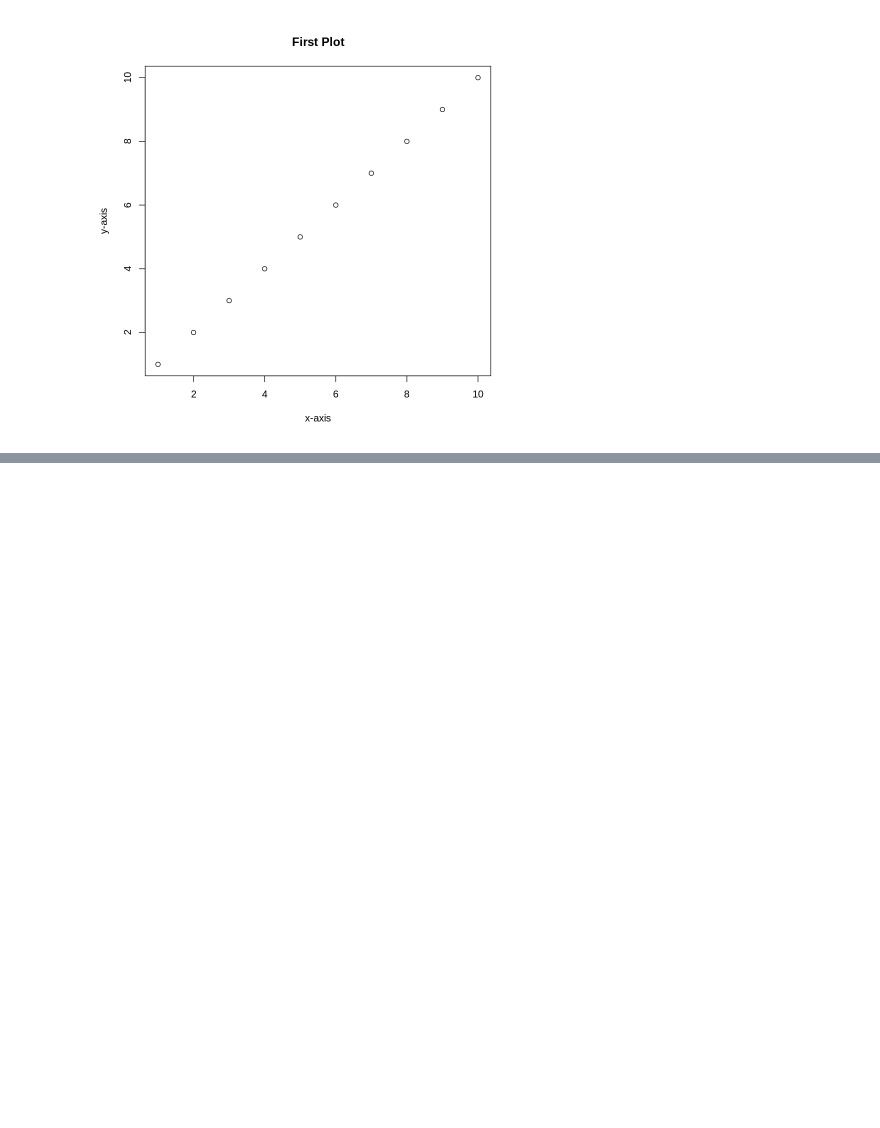
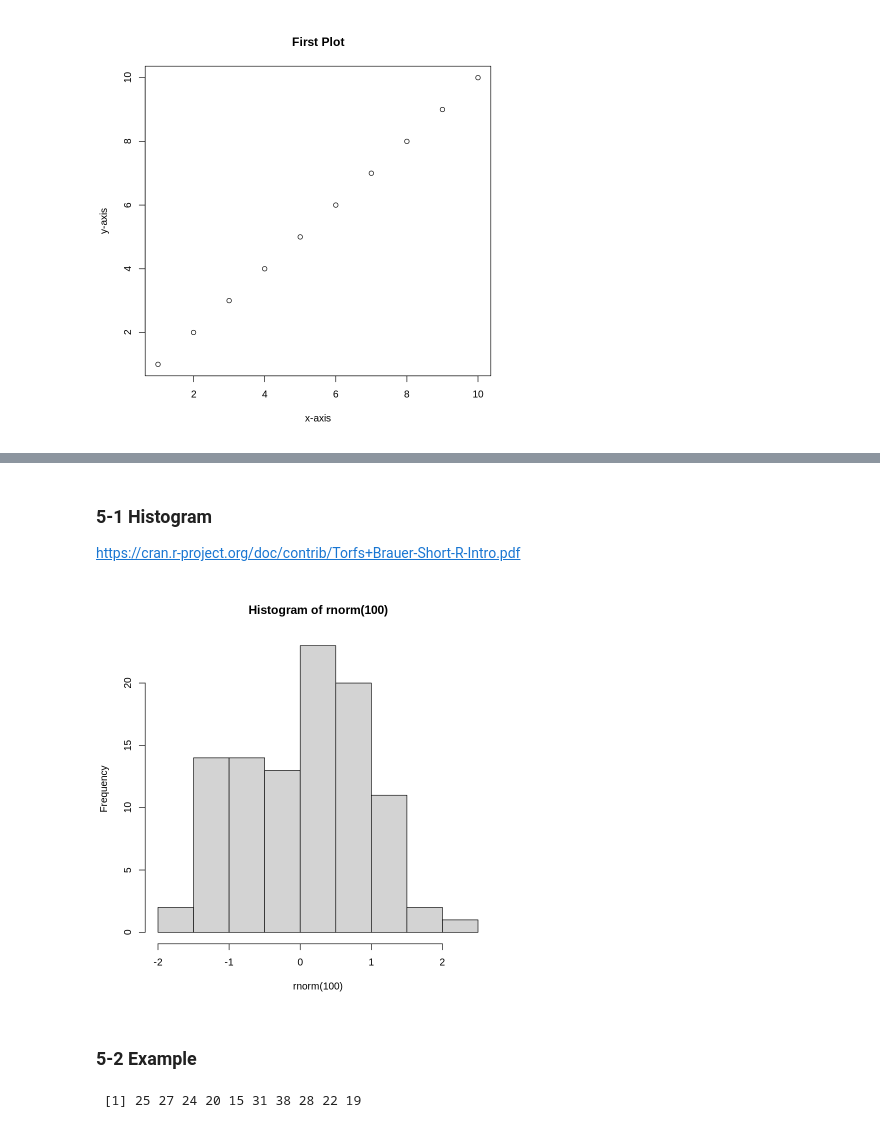
Before and after one commit to JBadawood/R_Language, a Jupyter notebook: The_R_Language.ipynb, the cells around one changed output, grey strips where cells are left out. Cells and saved outputs as stored; diff of their text form; code cells hidden in the pictures; blank space fills up the shorter version.

```diff
--- a/The_R_Language.ipynb
+++ b/The_R_Language.ipynb
@@ -161,0 +172,9 @@ plot(1:10, main="First Plot", xlab='x-axis', ylab='y-axis')
+# %% [markdown]
+### 5-1 Histogram
+https://cran.r-project.org/doc/contrib/Torfs+Brauer-Short-R-Intro.pdf
+# %%
+hist(rnorm(100))
+# %% [output]
+[figure, added]
+# %% [markdown]
+### 5-2 Example
@@ -161,0 +183,4 @@ plot(1:10, main="First Plot", xlab='x-axis', ylab='y-axis')
+# %%
+temperatures
+# %% [output]
+ [1] 25 27 24 20 15 31 38 28 22 19
```
Also changed, not shown: parts of 19 cells of this notebook.
